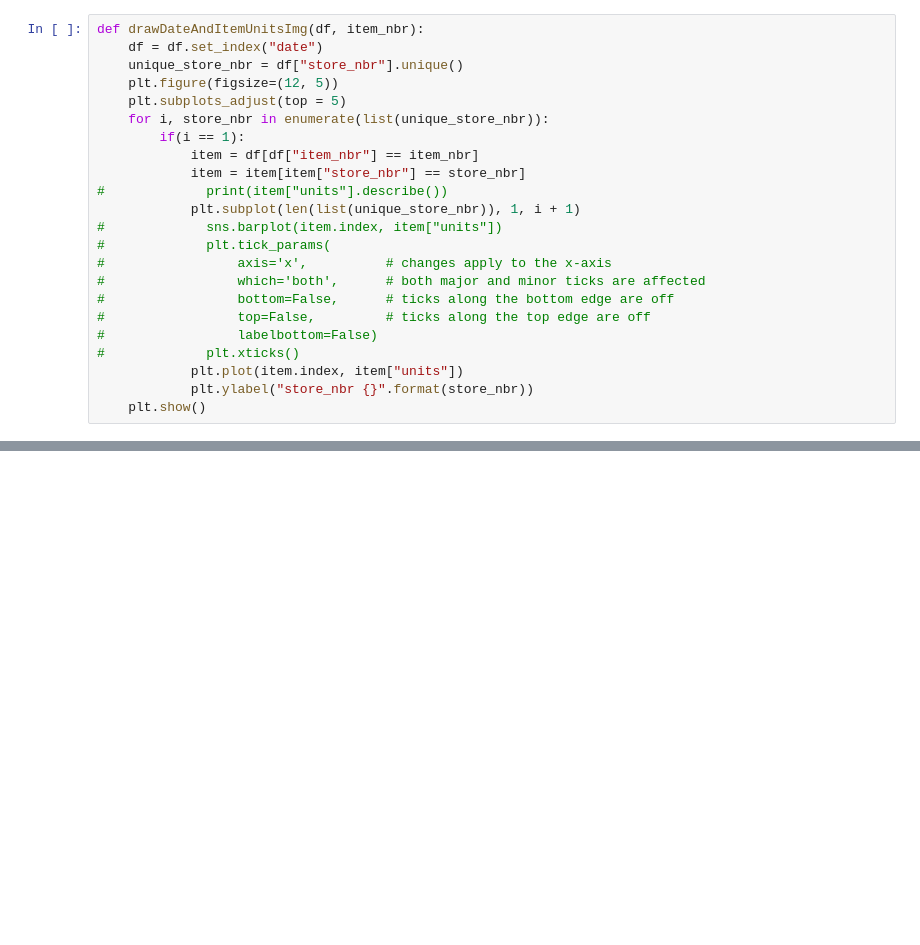
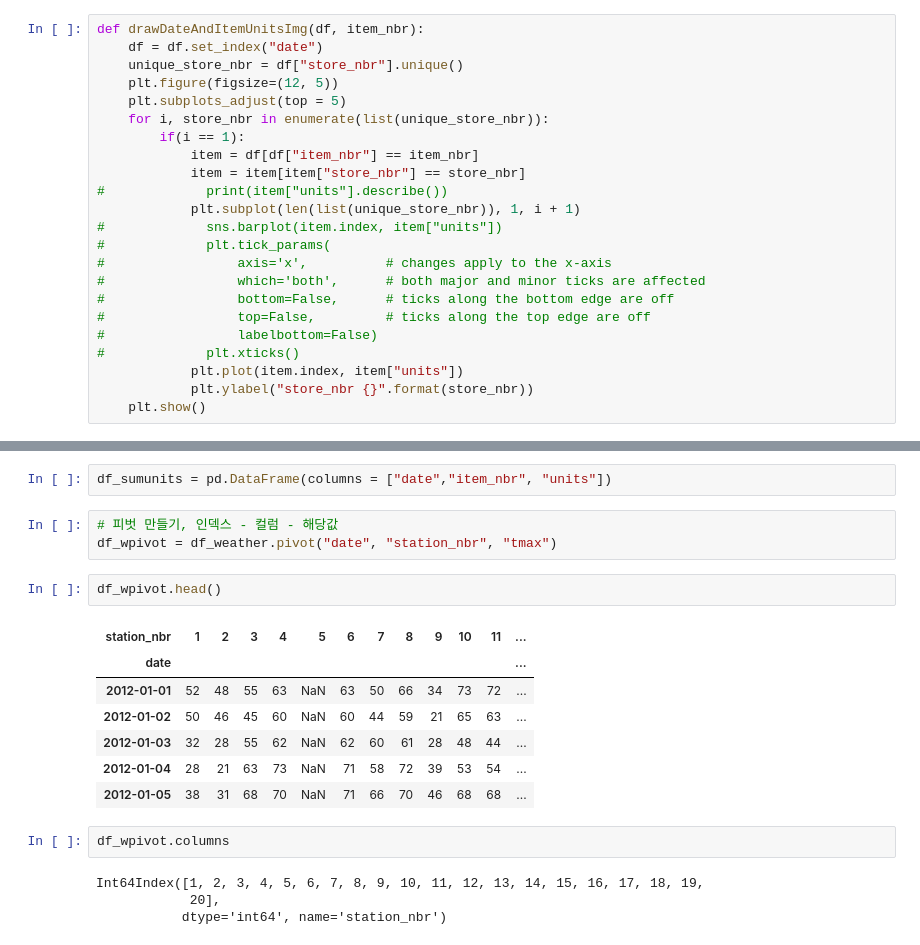
Before and after one commit to hhj235/Walmart_Sales_in_Stormy_Weather_Project_by_Python, a Jupyter notebook: modeling_hanjin/Exploring the Data.ipynb, the cells around one changed output, grey strips where cells are left out. Drawn from its saved outputs; the diff is of its cells as text; blank space fills up the shorter version.

```diff
--- a/modeling_hanjin/Exploring the Data.ipynb
+++ b/modeling_hanjin/Exploring the Data.ipynb
@@ -279,0 +319,21 @@ df.to_csv
+# %%
+df_sumunits = pd.DataFrame(columns = ["date","item_nbr", "units"])
+# %%
+# 피벗 만들기, 인덱스 - 컬럼 - 해당값
+df_wpivot = df_weather.pivot("date", "station_nbr", "tmax")
+# %%
+df_wpivot.head()
+# %% [output]
+| station_nbr | 1 | 2 | 3 | 4 | 5 | 6 | 7 | 8 | 9 | 10 | 11 | ... |
+| date |  |  |  |  |  |  |  |  |  |  |  | ... |
+| 2012-01-01 | 52 | 48 | 55 | 63 | NaN | 63 | 50 | 66 | 34 | 73 | 72 | ... |
+| 2012-01-02 | 50 | 46 | 45 | 60 | NaN | 60 | 44 | 59 | 21 | 65 | 63 | ... |
+| 2012-01-03 | 32 | 28 | 55 | 62 | NaN | 62 | 60 | 61 | 28 | 48 | 44 | ... |
+| 2012-01-04 | 28 | 21 | 63 | 73 | NaN | 71 | 58 | 72 | 39 | 53 | 54 | ... |
+| 2012-01-05 | 38 | 31 | 68 | 70 | NaN | 71 | 66 | 70 | 46 | 68 | 68 | ... |
+# %%
+df_wpivot.columns
+# %% [output]
+Int64Index([1, 2, 3, 4, 5, 6, 7, 8, 9, 10, 11, 12, 13, 14, 15, 16, 17, 18, 19,
+            20],
+           dtype='int64', name='station_nbr')
```
Also changed, not shown: parts of 21 cells of this notebook, 4 other files.
